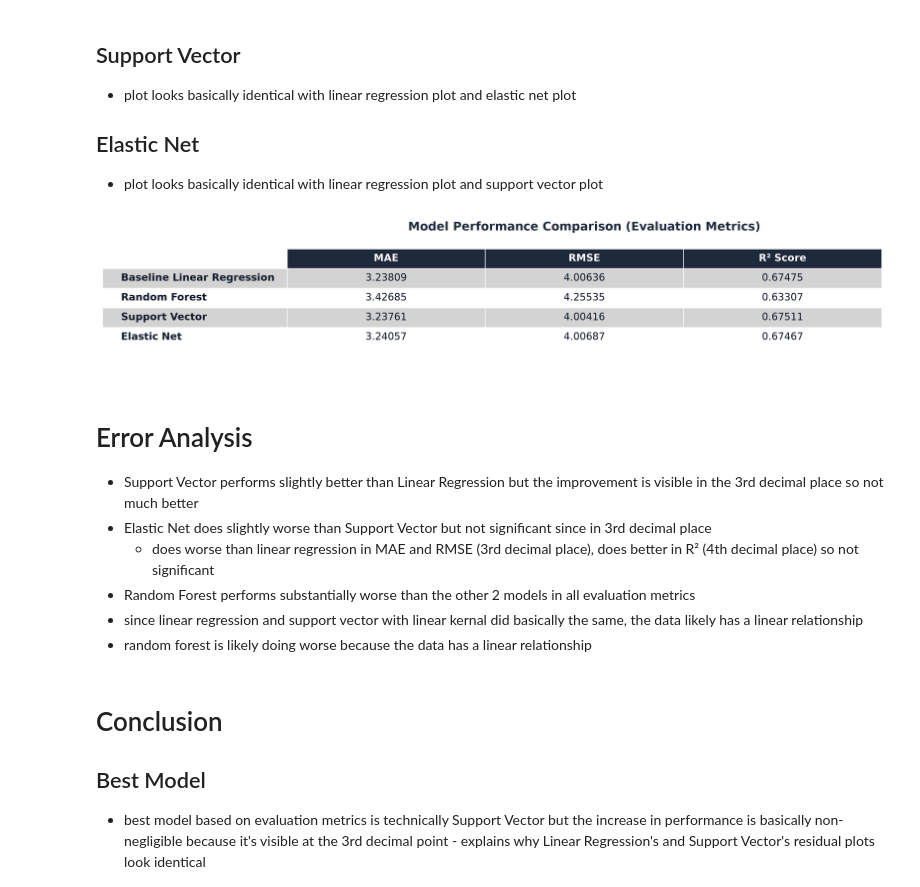
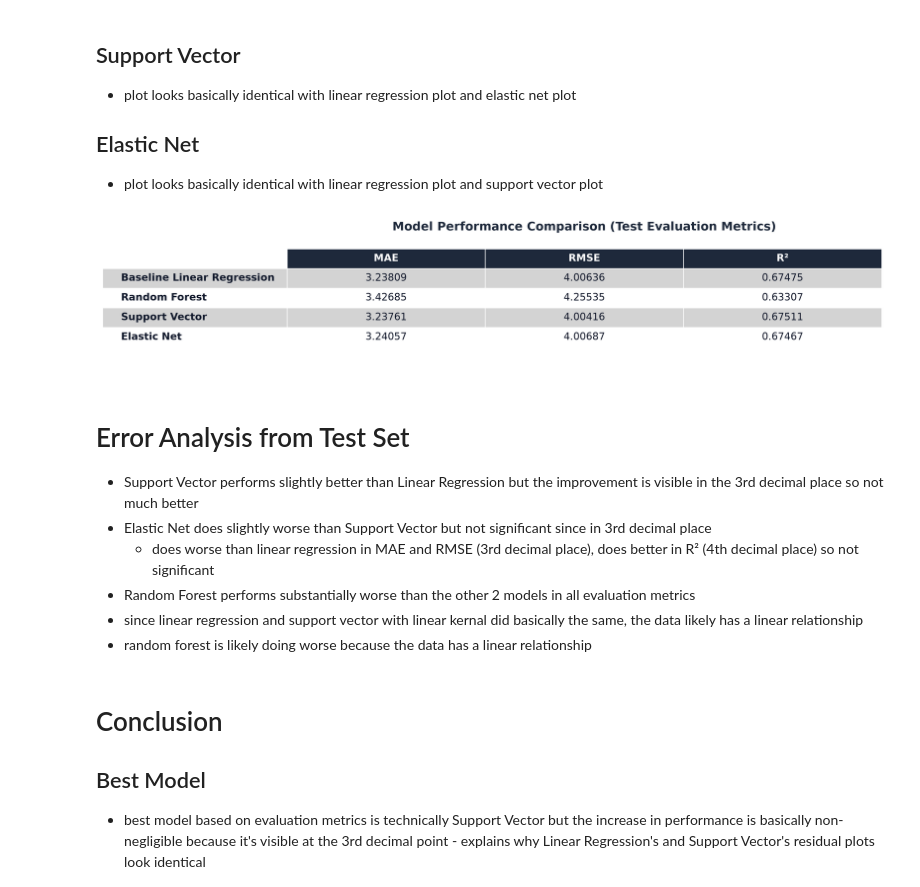
Before and after one commit to skateb2020/ct4101_project, a Jupyter notebook: notebooks/06_analysis.ipynb, the cells around one changed output. Cells and saved outputs as stored; diff of their text form; code cells hidden in the pictures.

```diff
--- a/notebooks/06_analysis.ipynb
+++ b/notebooks/06_analysis.ipynb
@@ -101,86 +95,69 @@ Testing: 2170 rows | 15 unique players
 #comparison chart for the models
 from sklearn.metrics import root_mean_squared_error, mean_absolute_error, r2_score
 
-#baseline evaluation
-baseline_val_mae = mean_absolute_error(y_test, baseline_y_pred)
-baseline_val_rmse = root_mean_squared_error(y_test, baseline_y_pred)
-baseline_val_r2 = r2_score(y_test, baseline_y_pred)
+#evaluation metrics
+metrics = []
+for name, preds in predictions.items():
+    #validation metrics
+    metrics.append({
+        'Model': name, 'Split': 'Validation',
+        'MAE': mean_absolute_error(y_val, preds['val']),
+        'RMSE': root_mean_squared_error(y_val, preds['val']),
+        'R²': r2_score(y_val, preds['val'])
+    })
+    #test metrics
+    metrics.append({
+        'Model': name, 'Split': 'Test',
+        'MAE': mean_absolute_error(y_test, preds['test']),
+        'RMSE': root_mean_squared_error(y_test, preds['test']),
+        'R²': r2_score(y_test, preds['test'])
+    })
 
-#random forest evaluation
-rf_val_mae = mean_absolute_error(y_test, rf_y_pred)
-rf_val_rmse = root_mean_squared_error(y_test, rf_y_pred)
-rf_val_r2 = r2_score(y_test, rf_y_pred)
+metrics_df = pd.DataFrame(metrics)
 
-#support vector evaluation
-sv_val_mae = mean_absolute_error(y_test, sv_y_pred)
-sv_val_rmse = root_mean_squared_error(y_test, sv_y_pred)
-sv_val_r2 = r2_score(y_test, sv_y_pred)
+#only test evaluation metrics in separate table
+test_df = metrics_df[metrics_df["Split"] == "Test"].drop(columns=["Split"]).set_index("Model")
 
-#elastic net evaluation
-en_val_mae = mean_absolute_error(y_test, en_y_pred)
-en_val_rmse = root_mean_squared_error(y_test, en_y_pred)
-en_val_r2 = r2_score(y_test, en_y_pred)
-
-#summary dictionary
-results_data = {
-    "Model": ["Baseline Linear Regression", "Random Forest", "Support Vector", "Elastic Net"],
-    "MAE": [baseline_val_mae, rf_val_mae, sv_val_mae, en_val_mae],
-    "RMSE": [baseline_val_rmse, rf_val_rmse, sv_val_rmse, en_val_rmse],
-    "R² Score": [baseline_val_r2, rf_val_r2, sv_val_r2, en_val_r2]
-}
-
-results_df = pd.DataFrame(results_data)
-results_df = results_df.set_index('Model')
-
-#creates an image version of the chart and saves in the report folder
 fig, ax = plt.subplots(figsize=(9, 2.8), dpi=300)
 ax.axis('off')
 ax.axis('tight')
 
-ax.text(0.5, 1.0, 'Model Performance Comparison (Evaluation Metrics)', fontsize=13, fontweight='bold', color='#1e293b', ha='center', va='center', transform=ax.transAxes)
+ax.text(0.5, 1.0, 'Model Performance Comparison (Test Evaluation Metrics)', fontsize=13, fontweight='bold', color='#1e293b', ha='center', va='center', transform=ax.transAxes)
 
-#table for image file
-df_to_plot = results_df.round(5)
+#create table
+df_to_plot = test_df.round(5)
 table = ax.table(
     cellText=df_to_plot.values,
     colLabels=df_to_plot.columns,
     rowLabels=df_to_plot.index,
     loc='center',
     cellLoc='center'
 )
 table.auto_set_font_size(False)
 table.set_fontsize(11)
 table.scale(1.3, 1.8)
 
+#styling loop
 for (row, col), cell in table.get_celld().items():
     cell.set_edgecolor('#ffffff')
     cell.set_linewidth(0.8)
 
     if row == 0:
-        #header
         cell.set_facecolor('#1e293b')
         cell.set_text_props(weight='bold', color='white')
     elif col == -1:
-        #model names
         cell.set_text_props(weight='bold', color='#0f172a', ha='left')
-        if row % 2 == 1:
-            cell.set_facecolor('#D3D3D3')
-        else:
-            cell.set_facecolor('#ffffff')
+        cell.set_facecolor('#D3D3D3' if row % 2 == 1 else '#ffffff')
     else:
-        #data cells with zebra stripes
-        if row % 2 == 1:
-            cell.set_facecolor('#D3D3D3')
-        else:
-            cell.set_facecolor('#ffffff')
+        cell.set_facecolor('#D3D3D3' if row % 2 == 1 else '#ffffff')
         cell.set_text_props(color='#0f172a')
 
 plt.savefig('../reports/model_comparison_table.png', dpi=300, bbox_inches='tight')
 plt.show()
 # %% [output]
-[figure, old version]
+[figure, new version]
 # %% [markdown]
-# Error Analysis
+# Error Analysis from Test Set
 - Support Vector performs slightly better than Linear Regression but the improvement is visible in the 3rd decimal place so not much better
 - Elastic Net does slightly worse than Support Vector but not significant since in 3rd decimal place
     - does worse than linear regression in MAE and RMSE (3rd decimal place), does better in R² (4th decimal place) so not significant
```
Also changed, not shown: parts of 5 cells of this notebook, 4 other files.
